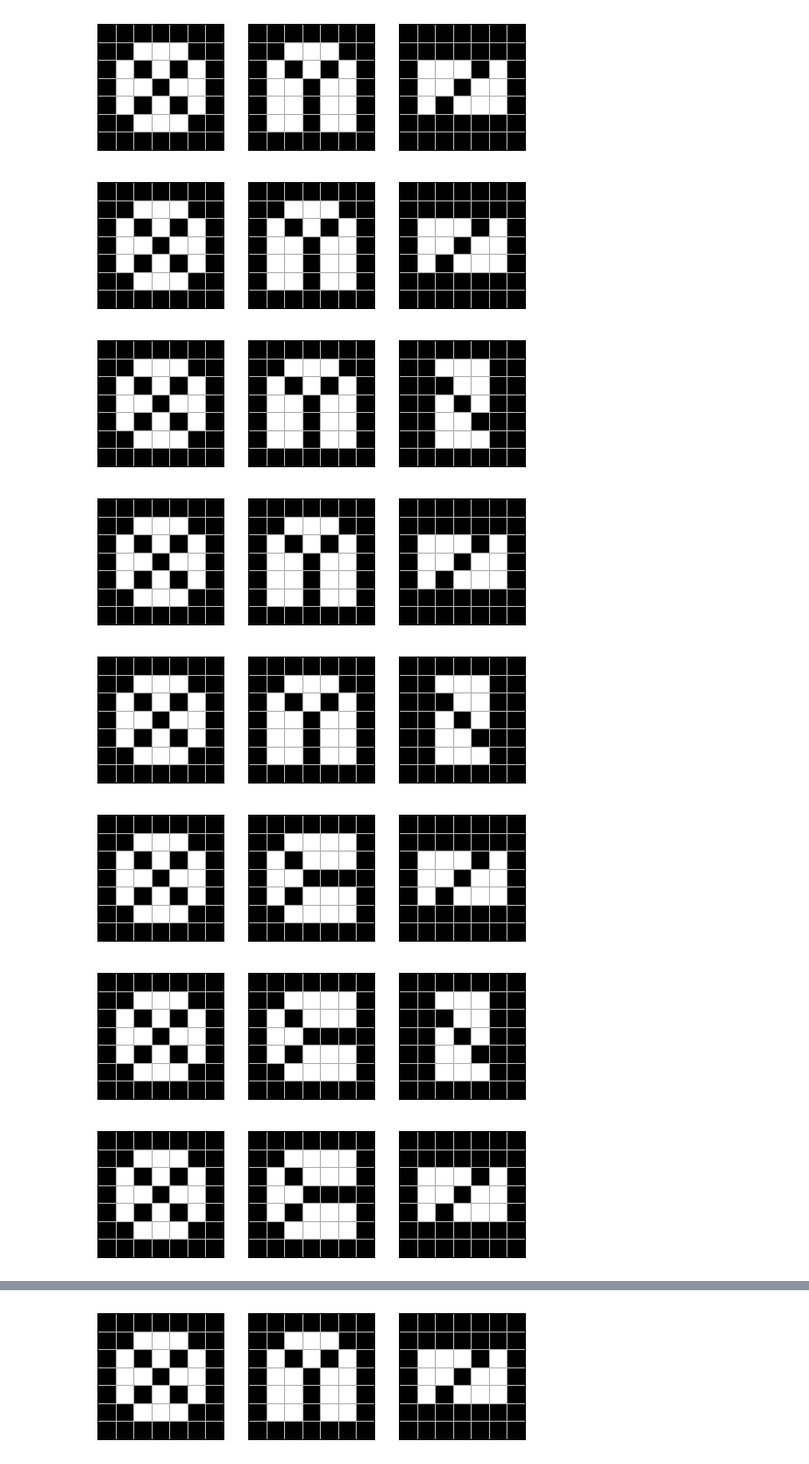
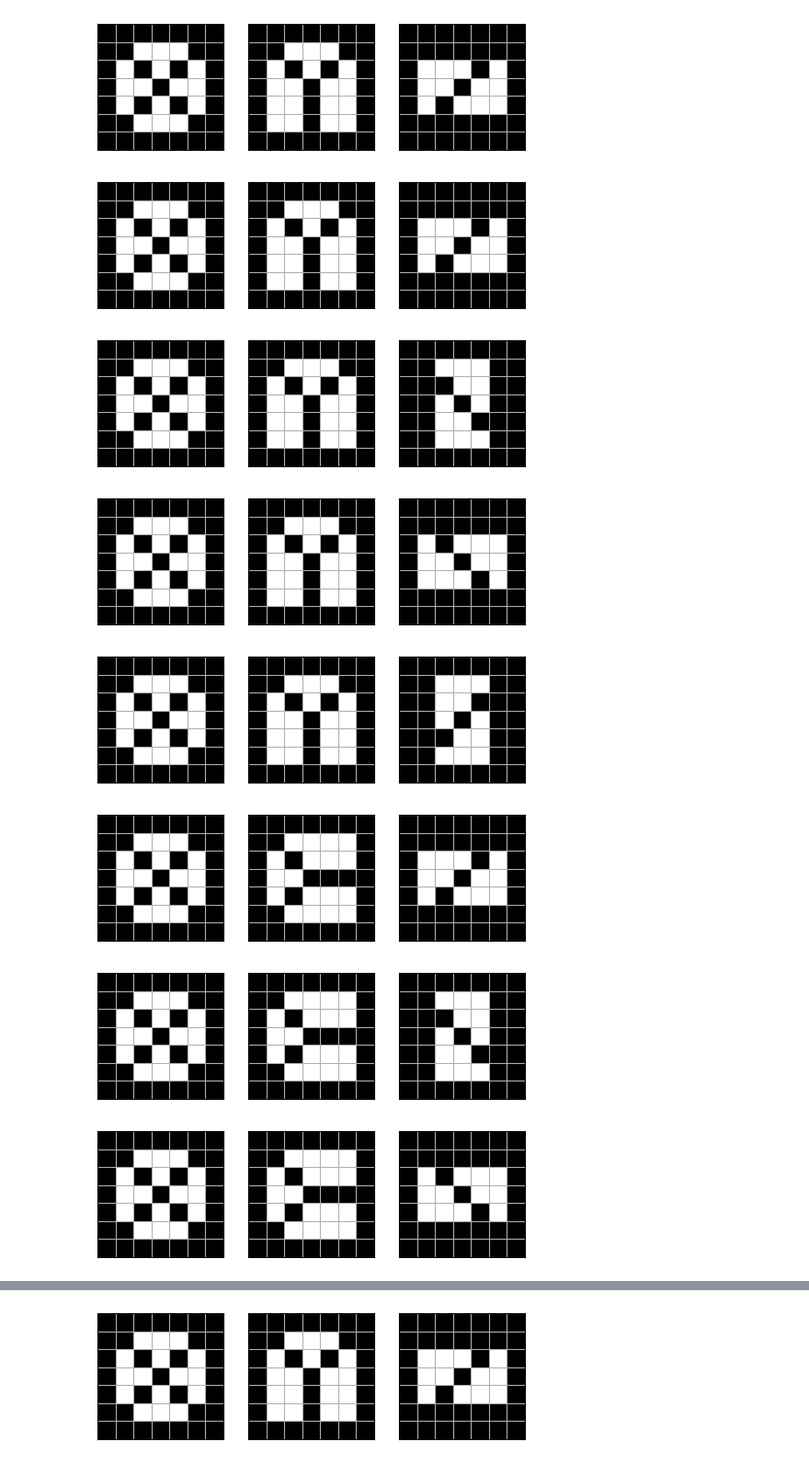
Before and after one commit to pfrstg/voxart, a Jupyter notebook: notebooks/dev.ipynb, the cells around one changed output, grey strips where cells are left out. Shown at 92% size. Cells and saved outputs as stored; diff of their text form; code cells hidden in the pictures.

```diff
--- a/notebooks/dev.ipynb
+++ b/notebooks/dev.ipynb
@@ -81,27 +79,27 @@ g.fig()
 # %%
 test_goal = voxart.Goal.from_arrays(
     [[0, 0, 0, 0, 0, 0, 0,],
-     [0, 1, 0, 0, 0, 1, 0,],
-     [0, 0, 1, 0, 1, 0, 0,],
-     [0, 0, 0, 1, 0, 0, 0,],
-     [0, 0, 1, 0, 1, 0, 0,],
-     [0, 1, 0, 0, 0, 1, 0,],
+     [0, 2, 0, 0, 0, 2, 0,],
+     [0, 0, 2, 0, 2, 0, 0,],
+     [0, 0, 0, 2, 0, 0, 0,],
+     [0, 0, 2, 0, 2, 0, 0,],
+     [0, 2, 0, 0, 0, 2, 0,],
      [0, 0, 0, 0, 0, 0, 0,],
     ],
     [[0, 0, 0, 0, 0, 0, 0,],
-     [0, 1, 0, 0, 0, 1, 0,],
-     [0, 0, 1, 0, 1, 0, 0,],
-     [0, 0, 0, 1, 0, 0, 0,],
-     [0, 0, 0, 1, 0, 0, 0,],
-     [0, 0, 0, 1, 0, 0, 0,],
+     [0, 2, 0, 0, 0, 2, 0,],
+     [0, 0, 2, 0, 2, 0, 0,],
+     [0, 0, 0, 2, 0, 0, 0,],
+     [0, 0, 0, 2, 0, 0, 0,],
+     [0, 0, 0, 2, 0, 0, 0,],
      [0, 0, 0, 0, 0, 0, 0,],
     ],
     [[0, 0, 0, 0, 0, 0, 0,],
-     [0, 1, 1, 1, 1, 1, 0,],
-     [0, 0, 0, 0, 1, 0, 0,],
-     [0, 0, 0, 1, 0, 0, 0,],
-     [0, 0, 1, 0, 0, 0, 0,],
-     [0, 1, 1, 1, 1, 1, 0,],
+     [0, 2, 2, 2, 2, 2, 0,],
+     [0, 0, 0, 0, 2, 0, 0,],
+     [0, 0, 0, 2, 0, 0, 0,],
+     [0, 0, 2, 0, 0, 0, 0,],
+     [0, 2, 2, 2, 2, 2, 0,],
      [0, 0, 0, 0, 0, 0, 0,],
     ],
 )
@@ -112,13 +110,13 @@ display(test_goal.fig())
 [figure]
 [figure]
 # %%
-for g in test_goal.rotations():
+for g in test_goal.alternate_forms():
     display(g.fig())
 # %% [output]
 [figure]
 [figure]
-[figure, old version]
+[figure, new version]
-[figure, old version]
+[figure, new version]
 [figure]
 [figure]
-[figure, old version]
+[figure, new version]
```
Also changed, not shown: parts of 17 cells of this notebook, 6 other files.
